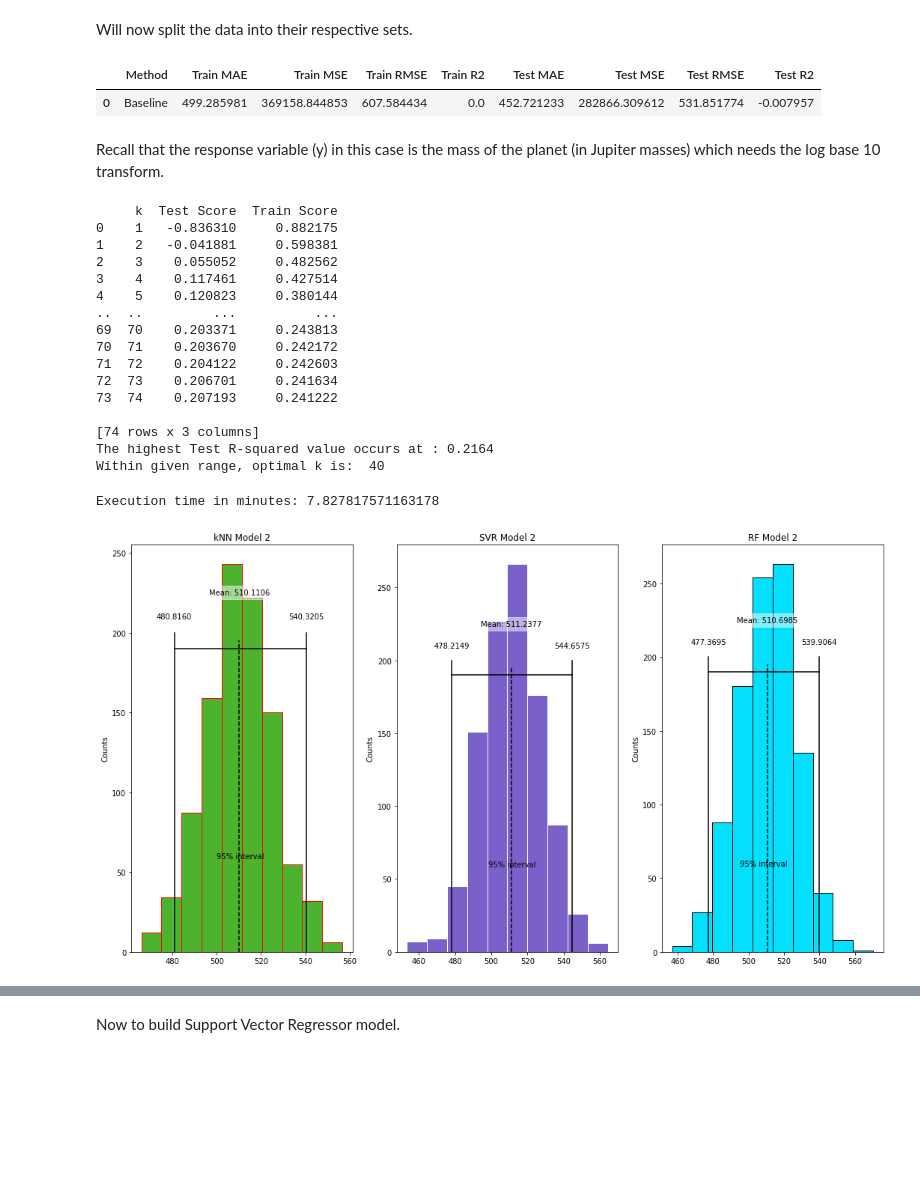
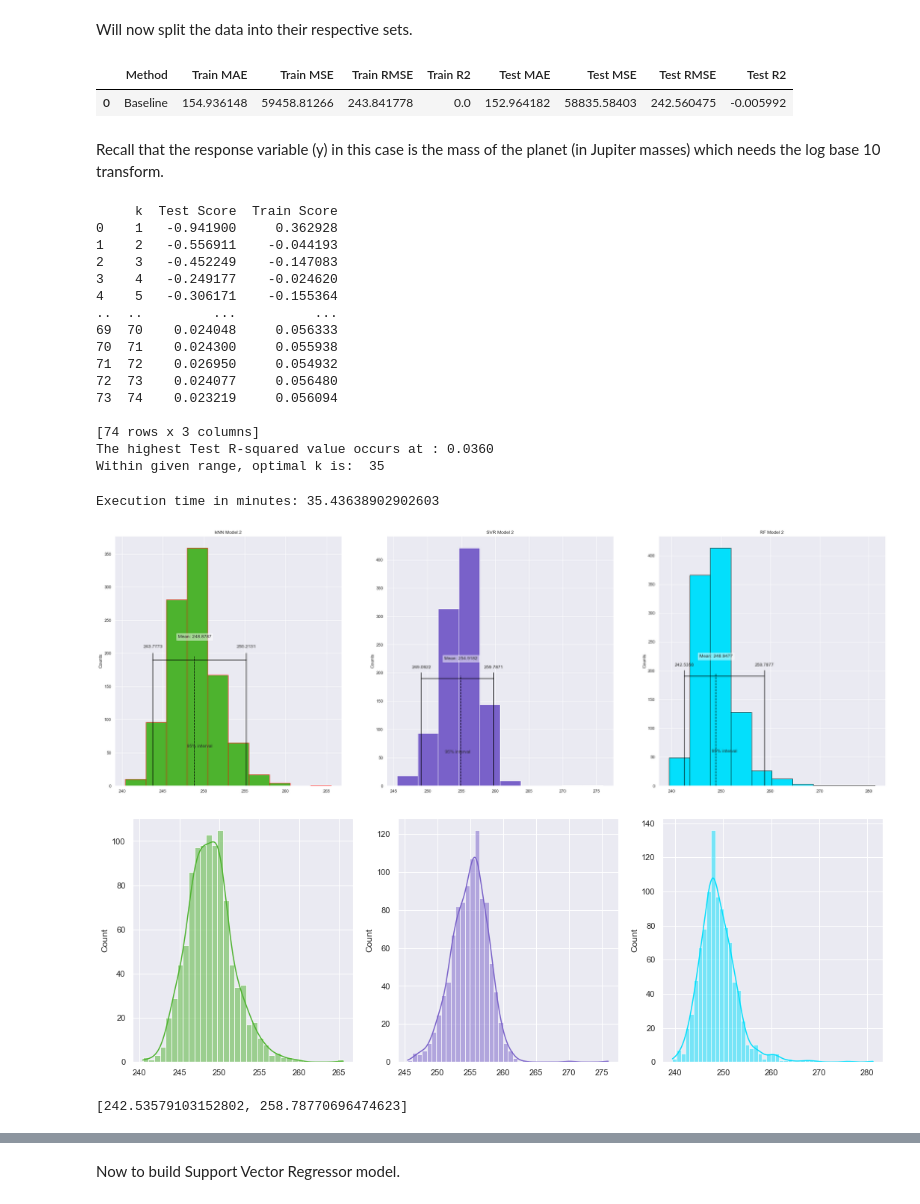
Before and after one commit to jbravo87/blog-projects, a Jupyter notebook: exoplanet_data_notebook.ipynb, the cells around one changed output, grey strips where cells are left out. Drawn from its saved outputs; the diff is of its cells as text; code cells hidden in the pictures; blank space fills up the shorter version.

```diff
--- a/exoplanet_data_notebook.ipynb
+++ b/exoplanet_data_notebook.ipynb
@@ -27,6 +27,8 @@ from scipy import stats
 from math import sqrt
 from scipy.stats import wilcoxon
 from scipy.stats import spearmanr
+import seaborn as sns
+sns.set(style="darkgrid")
 # %%
 # Assign path of data to a variable.
 # Initiate first data frame with raw data.
@@ -390,10 +394,10 @@ def ci_bootstrap(df, model):
 start_time_1 = time.time()
 
 df2 = pd.concat([np.log10(orbper), eccen], axis=1)
-metrics1_1 = ci_bootstrap(df2, KNeighborsRegressor(n_neighbors = 64))
+metrics1_1 = ci_bootstrap(df2, KNeighborsRegressor(n_neighbors = 74))
 
 # Plotting Logic
-fig1_2, ax1_2 = plt.subplots(1, 3, figsize = (18, 10))
+fig1_2, ax1_2 = plt.subplots(3, 1, figsize = (8, 16))
 #fig1_2.suptitle('Bootstrap Performance Metrics - Case 1')
 
 # Confidence Interval
@@ -459,9 +463,9 @@ ax1_2[2].set_title('RF Model 1')
 
 for ax in ax1_2.flat:
     ax.set(ylabel = 'Counts')
-    #ax.set(xlabel = 'RMSE eccentricity (unitless)')
+    ax.set(xlabel = 'RMSE eccentricity (unitless)')
 
-plt.savefig('bootstrap_rmse_1.png',dpi=600)
+plt.savefig('bootstrap_rmse_1.png',dpi=800)
 
 execution_time_1 = (time.time() - start_time_1)
 print('Execution time in minutes: ' + str(execution_time_1/60))
@@ -711,8 +726,8 @@ df3
 32516 rows × 3 columns
 # %%
 df3 = df3.rename(columns={'pl_name':'planetname', 'pl_bmassj':'mass', 'pl_eqt':'temperature'})
-df3 = df3.dropna()
-#df3 = df3.fillna(df3.median(numeric_only=True))
+#df3 = df3.dropna()
+df3 = df3.fillna(df3.median(numeric_only=True))
 df3
 # %% [output]
 |  | planetname | mass | temperature |
@@ -866,7 +881,7 @@ baseline_2.columns = metric_col_names
 baseline_2
 # %% [output]
 |  | Method | Train MAE | Train MSE | Train RMSE | Train R2 | Test MAE | Test MSE | Test RMSE | Test R2 |
-| 0 | Baseline | 499.285981 | 369158.844853 | 607.584434 | 0.0 | 452.721233 | 282866.309612 | 531.851774 | -0.007957 |
+| 0 | Baseline | 154.936148 | 59458.81266 | 243.841778 | 0.0 | 152.964182 | 58835.58403 | 242.560475 | -0.005992 |
 # %% [markdown]
 Recall that the response variable (y) in this case is the mass of the planet (in Jupiter masses) which needs the log base 10 transform.
 # %%
@@ -887,29 +902,29 @@ print('The highest Test R-squared value occurs at : %.4f' % outcomes_2.iloc[:,1]
 print('Within given range, optimal k is: ', outcomes_2.loc[outcomes_2['Test Score'] == outcomes_2.iloc[:,1].max(), 'k'].iloc[0])
 # %% [output]
      k  Test Score  Train Score
-0    1   -0.836310     0.882175
-1    2   -0.041881     0.598381
-2    3    0.055052     0.482562
-3    4    0.117461     0.427514
-4    5    0.120823     0.380144
+0    1   -0.941900     0.362928
+1    2   -0.556911    -0.044193
+2    3   -0.452249    -0.147083
+3    4   -0.249177    -0.024620
+4    5   -0.306171    -0.155364
 ..  ..         ...          ...
-69  70    0.203371     0.243813
-70  71    0.203670     0.242172
-71  72    0.204122     0.242603
-72  73    0.206701     0.241634
-73  74    0.207193     0.241222
+69  70    0.024048     0.056333
+70  71    0.024300     0.055938
+71  72    0.026950     0.054932
+72  73    0.024077     0.056480
+73  74    0.023219     0.056094
 
 [74 rows x 3 columns]
-The highest Test R-squared value occurs at : 0.2164
-Within given range, optimal k is:  40
+The highest Test R-squared value occurs at : 0.0360
+Within given range, optimal k is:  35
 # %%
 start_time_2 = time.time()
 
 df3 = pd.concat([np.log10(mass), temp], axis=1)
-metrics2_1 = ci_bootstrap(df3, KNeighborsRegressor(n_neighbors = 40))
+metrics2_1 = ci_bootstrap(df3, KNeighborsRegressor(n_neighbors = 35))
 
 # Plotting Logic
-fig2_2, ax2_2 = plt.subplots(1, 3, figsize = (18, 10))
+fig2_2, ax2_2 = plt.subplots(1, 3, figsize = (36, 12))
 #fig1_2.suptitle('Bootstrap Performance Metrics - Case 1')
 
 # Confidence Interval
@@ -953,34 +968,61 @@ ax2_2[1].text(mean_svr_model_2, 225, f'Mean: {mean_svr_model_2:.4f}',
         horizontalalignment='center', verticalalignment='center')
 ax2_2[1].set_title('SVR Model 2')
 
 # Now for the Random Forest model
 metrics2_3 = ci_bootstrap(df3, RandomForestRegressor(max_depth=2))
 confidence_interval2_3 = list(metrics2_3.quantile([0.025, 0.975]))
 
 ax2_2[2].hist(metrics2_3, color='#03dffc', edgecolor = "black")
 ax2_2[2].plot(confidence_interval2_3, [190, 190], color='black')
 for x2 in confidence_interval2_3:
     ax2_2[2].plot([x2, x2], [0, 200], color='black')
     ax2_2[2].text(x2, 210, f'{x2:.4f}',
             horizontalalignment='center', verticalalignment='center')
 ax2_2[2].text(sum(confidence_interval2_3) / 2, 60, '95% interval',
         horizontalalignment='center', verticalalignment='center')
 
 mean_rf_model_2 = metrics2_3.mean()
 ax2_2[2].plot([mean_rf_model_2, mean_rf_model_2], [0, 195], color='black', linestyle='--')
 ax2_2[2].text(mean_rf_model_2, 225, f'Mean: {mean_rf_model_2:.4f}',
       bbox=dict(facecolor='white', edgecolor='white', alpha=0.5),
        horizontalalignment='center', verticalalignment='center')
 ax2_2[2].set_title('RF Model 2')
 
 for ax in ax2_2.flat:
     ax.set(ylabel = 'Counts')
     #ax.set(xlabel = 'RMSE eccentricity (unitless)')
 
-plt.savefig('bootstrap_rmse_2.png',dpi=600)
+plt.savefig('bootstrap_rmse_2.png',dpi=800)
 execution_time_2 = (time.time() - start_time_2)
 print('Execution time in minutes: ' + str(execution_time_2/60))
 # %% [output]
-Execution time in minutes: 7.827817571163178
+Execution time in minutes: 35.43638902902603
-[figure, old version]
+[figure, new version]
+# %%
+#fig_knn1, axs_knn1 = plt.subplots(1, 1, figsize=(7, 7))
+#x = plt.subplots(1, 1, figsize=(7, 7))
+
+
+#ax = sns.histplot(metrics2_1, kde=True, color="skyblue")
+
+#sns.histplot(data=df, x="sepal_width", kde=True, color="olive", ax=axs[0, 1])
+#sns.histplot(data=df, x="petal_length", kde=True, color="gold", ax=axs[1, 0])
+#sns.histplot(data=df, x="petal_width", kde=True, color="teal", ax=axs[1, 1])
+
+#fig_knn1, axs_knn1 = plt.subplots(1, 3, figsize=(7, 7))
+
+fig_knn2, axs_2 = plt.subplots(1, 3, figsize = (18, 6))
+
+sns.histplot(metrics2_1, kde=True, color="#4db32e", ax=axs_2[0])
+sns.histplot(metrics2_2, kde=True, color="#7961c9", ax=axs_2[1])
+sns.histplot(metrics2_3, kde=True, color="#03dffc", ax=axs_2[2])
+
+plt.savefig('sns_example2.png')
+plt.show()
+# %% [output]
+[figure, added]
+# %%
+confidence_interval2_3
+# %% [output]
+[242.53579103152802, 258.78770696474623]
 # %%
```
Also changed, not shown: parts of 66 cells of this notebook.
